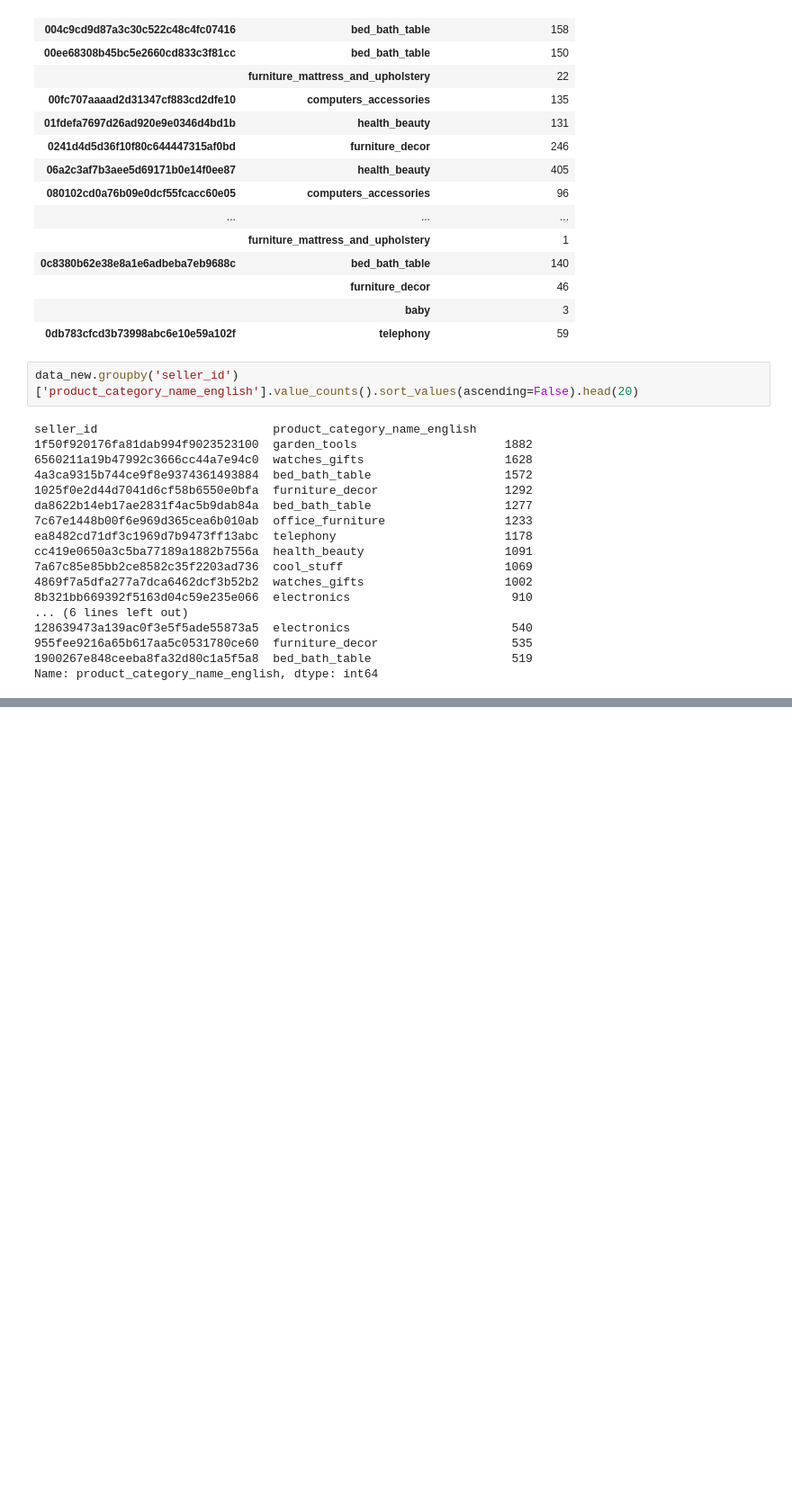
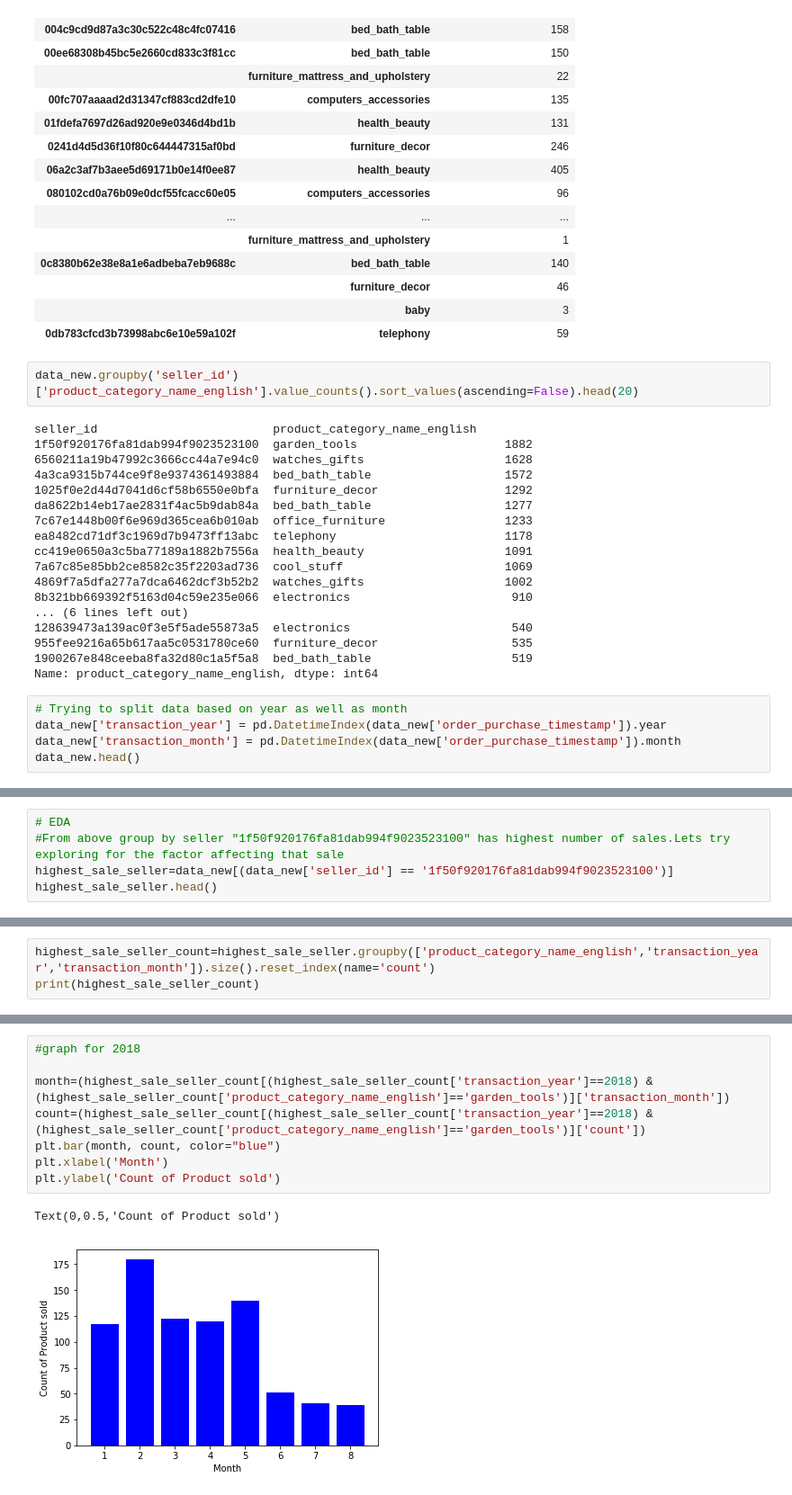
Before and after one commit to Anna103/E-commerce-Inventory-Management-by-Forecasting-Sales., a Jupyter notebook: understanding_data.ipynb, the cells around one changed output, grey strips where cells are left out. Shown: that part at 90% size. Cells and saved outputs as stored; diff of their text form; blank space fills up the shorter version.

Commit message:
Uplading graphs

```diff
--- a/understanding_data.ipynb
+++ b/understanding_data.ipynb
@@ -330,3 +330,8 @@ cc419e0650a3c5ba77189a1882b7556a  health_beauty                    1091
 955fee9216a65b617aa5c0531780ce60  furniture_decor                   535
 1900267e848ceeba8fa32d80c1a5f5a8  bed_bath_table                    519
 Name: product_category_name_english, dtype: int64
+# %%
+# Trying to split data based on year as well as month
+data_new['transaction_year'] = pd.DatetimeIndex(data_new['order_purchase_timestamp']).year
+data_new['transaction_month'] = pd.DatetimeIndex(data_new['order_purchase_timestamp']).month
+data_new.head()
@@ -332,0 +356,5 @@ Name: product_category_name_english, dtype: int64
+# %%
+# EDA
+#From above group by seller "1f50f920176fa81dab994f9023523100" has highest number of sales.Lets try exploring for the factor affecting that sale
+highest_sale_seller=data_new[(data_new['seller_id'] == '1f50f920176fa81dab994f9023523100')]
+highest_sale_seller.head()
@@ -332,0 +369,3 @@ Name: product_category_name_english, dtype: int64
+# %%
+highest_sale_seller_count=highest_sale_seller.groupby(['product_category_name_english','transaction_year','transaction_month']).size().reset_index(name='count')
+print(highest_sale_seller_count)
@@ -332,0 +390,11 @@ Name: product_category_name_english, dtype: int64
+# %%
+#graph for 2018
+
+month=(highest_sale_seller_count[(highest_sale_seller_count['transaction_year']==2018) & (highest_sale_seller_count['product_category_name_english']=='garden_tools')]['transaction_month'])
+count=(highest_sale_seller_count[(highest_sale_seller_count['transaction_year']==2018) & (highest_sale_seller_count['product_category_name_english']=='garden_tools')]['count'])
+plt.bar(month, count, color="blue")
+plt.xlabel('Month')
+plt.ylabel('Count of Product sold')
+# %% [output]
+Text(0,0.5,'Count of Product sold')
+[figure, added]
```
Also changed, not shown: parts of 14 cells of this notebook.
